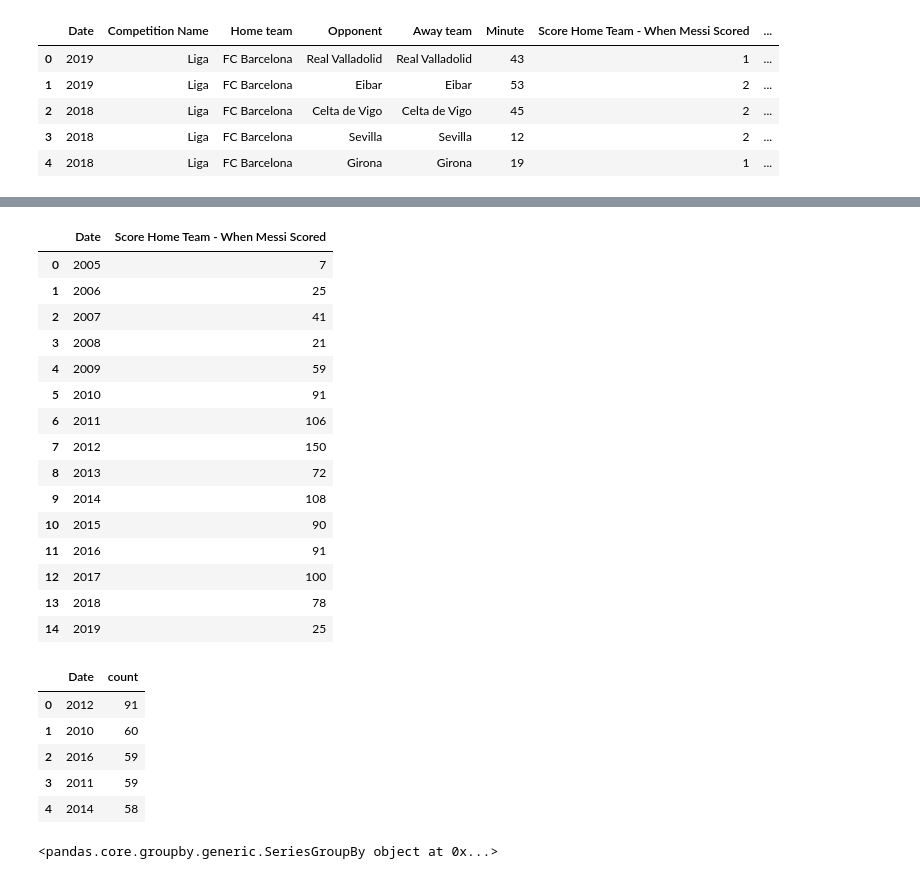
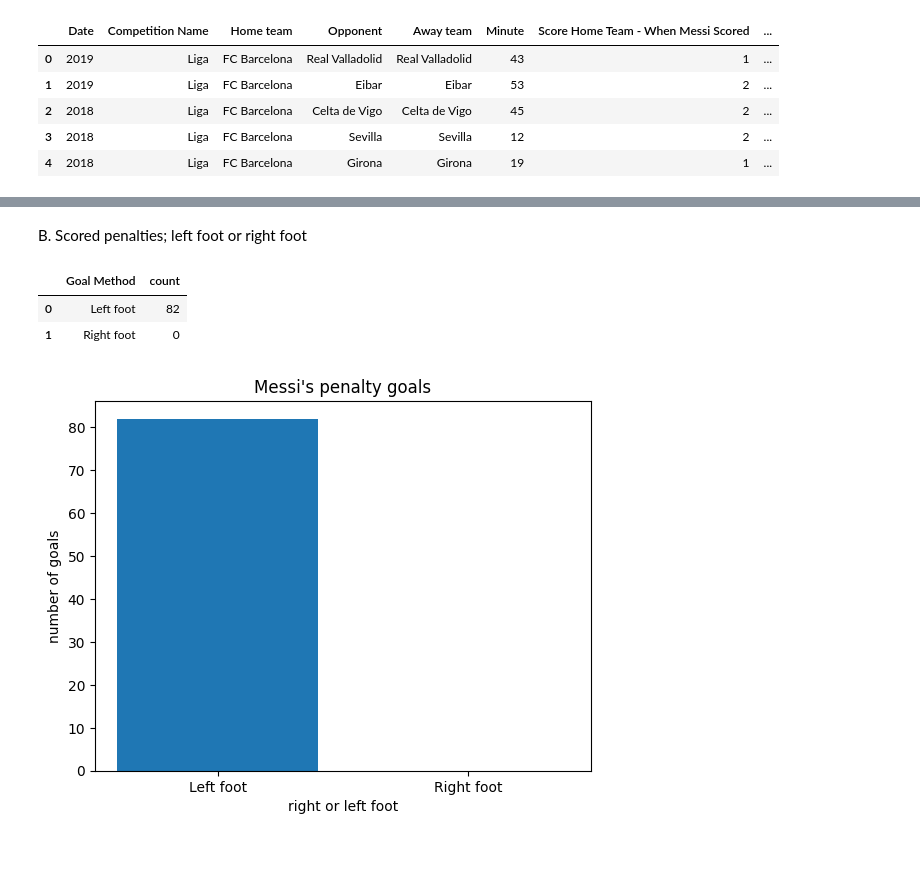
Before and after one commit to MahdiAhmadiKamal/PyLearn7-Data-Science, a Jupyter notebook: PyLearn7-Assignment40/Lionel Messi goals analysis/messi.ipynb, the cells around one changed output, grey strips where cells are left out. Saved outputs shown, nothing was run; the diff lists cells and outputs as text; code cells hidden in the pictures; blank space fills up the shorter version.

```diff
--- a/PyLearn7-Assignment40/Lionel Messi goals analysis/messi.ipynb
+++ b/PyLearn7-Assignment40/Lionel Messi goals analysis/messi.ipynb
@@ -149,36 +138,22 @@ plt.show()
-# %%
-
-data_goal = data1.groupby(['Date'])['Score Home Team - When Messi Scored'].sum().reset_index()
-data_goal
-# %% [output]
-|  | Date | Score Home Team - When Messi Scored |
-| 0 | 2005 | 7 |
-| 1 | 2006 | 25 |
-| 2 | 2007 | 41 |
-| 3 | 2008 | 21 |
-| 4 | 2009 | 59 |
-| 5 | 2010 | 91 |
-| 6 | 2011 | 106 |
-| 7 | 2012 | 150 |
-| 8 | 2013 | 72 |
-| 9 | 2014 | 108 |
-| 10 | 2015 | 90 |
-| 11 | 2016 | 91 |
-| 12 | 2017 | 100 |
-| 13 | 2018 | 78 |
-| 14 | 2019 | 25 |
-# %%
-df = data1["Date"].value_counts().head().reset_index()
-df
-# %% [output]
-|  | Date | count |
-| 0 | 2012 | 91 |
-| 1 | 2010 | 60 |
-| 2 | 2016 | 59 |
-| 3 | 2011 | 59 |
-| 4 | 2014 | 58 |
-# %%
-df = data1.groupby(data1['Date'])['Score Home Team - When Messi Scored']
-df
-# %% [output]
-<pandas.core.groupby.generic.SeriesGroupBy object at 0x...>
+# %% [markdown]
+B. Scored penalties; left foot or right foot
+# %%
+# preprocessing
+data1.rename(columns = {'Goal Type':'GoalType'}, inplace = True)
+df = data1.query("GoalType == 'Penalty'")['Goal Method'].value_counts().reset_index()
+df.loc[1]=['Right foot',0]
+df
+# %% [output]
+|  | Goal Method | count |
+| 0 | Left foot | 82 |
+| 1 | Right foot | 0 |
+# %%
+
+plt.bar(df["Goal Method"], df["count"])
+plt.xlabel("right or left foot")
+plt.ylabel("number of goals")
+plt.title("Messi's penalty goals")
+plt.savefig("output/2.jpg")
+plt.show()
+# %% [output]
+[figure, added]
```
Also changed, not shown: parts of 5 cells of this notebook, 2 other files.
